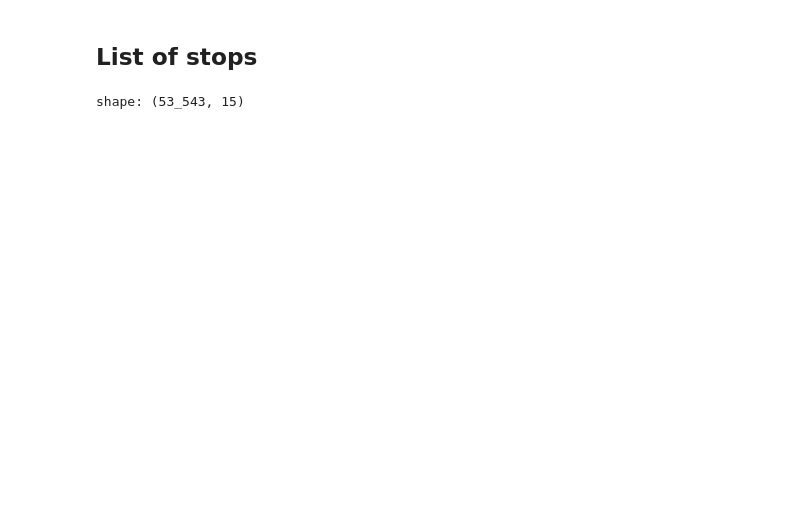
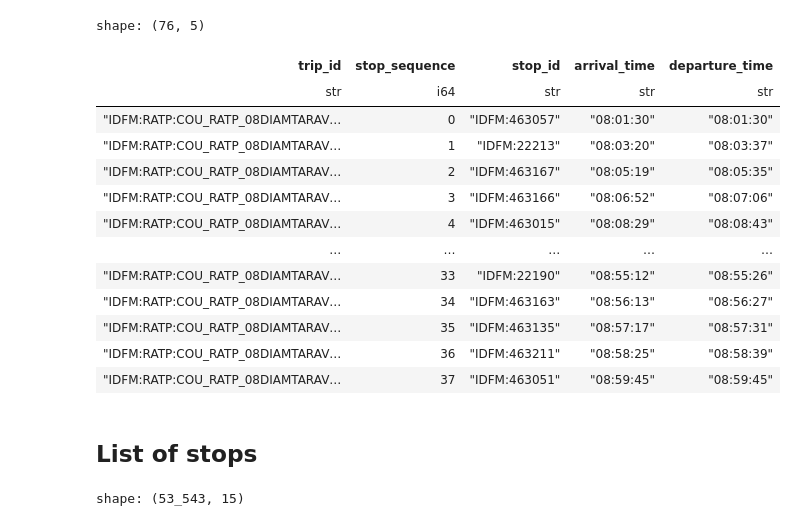
Before and after one commit to Rythwin23/Hermes, a Jupyter notebook: backend/apps/ingestion/referentials.ipynb, the cells around one changed output. Drawn from its saved outputs; the diff is of its cells as text; code cells hidden in the pictures; blank space fills up the shorter version.

```diff
--- a/backend/apps/ingestion/referentials.ipynb
+++ b/backend/apps/ingestion/referentials.ipynb
@@ -1,5 +1,36 @@
 # %%
 import polars as pl
+# %%
+trips = pl.scan_csv("../../ressources/trips.txt").collect()
+stop_times = pl.scan_csv("../../ressources/stop_times.txt").collect()
+# %%
+trip_ids = [
+    "IDFM:RATP:COU_RATP_08DIAMTARAV2_2026_-871282879_Pref01Bala02-4",
+    "IDFM:RATP:COU_RATP_08DIAMTARAV2_2026_-871282879_Pref02Echa03-4",
+]
+# %%
+(
+    stop_times
+    .join(trips.select(["trip_id", "route_id", "service_id"]), on="trip_id")
+    .filter(pl.col("trip_id").is_in(trip_ids))
+    .sort(["trip_id", "stop_sequence"])
+    .select(["trip_id", "stop_sequence", "stop_id", "arrival_time", "departure_time"])
+)
+# %% [output]
+shape: (76, 5)
+| trip_id | stop_sequence | stop_id | arrival_time | departure_time |
+| str | i64 | str | str | str |
+| "IDFM:RATP:COU_RATP_08DIAMTARAV… | 0 | "IDFM:463057" | "08:01:30" | "08:01:30" |
+| "IDFM:RATP:COU_RATP_08DIAMTARAV… | 1 | "IDFM:22213" | "08:03:20" | "08:03:37" |
+| "IDFM:RATP:COU_RATP_08DIAMTARAV… | 2 | "IDFM:463167" | "08:05:19" | "08:05:35" |
+| "IDFM:RATP:COU_RATP_08DIAMTARAV… | 3 | "IDFM:463166" | "08:06:52" | "08:07:06" |
+| "IDFM:RATP:COU_RATP_08DIAMTARAV… | 4 | "IDFM:463015" | "08:08:29" | "08:08:43" |
+| … | … | … | … | … |
+| "IDFM:RATP:COU_RATP_08DIAMTARAV… | 33 | "IDFM:22190" | "08:55:12" | "08:55:26" |
+| "IDFM:RATP:COU_RATP_08DIAMTARAV… | 34 | "IDFM:463163" | "08:56:13" | "08:56:27" |
+| "IDFM:RATP:COU_RATP_08DIAMTARAV… | 35 | "IDFM:463135" | "08:57:17" | "08:57:31" |
+| "IDFM:RATP:COU_RATP_08DIAMTARAV… | 36 | "IDFM:463211" | "08:58:25" | "08:58:39" |
+| "IDFM:RATP:COU_RATP_08DIAMTARAV… | 37 | "IDFM:463051" | "08:59:45" | "08:59:45" |
 # %% [markdown]
 ## List of stops
 # %%
```
Also changed, not shown: 15 other files.
